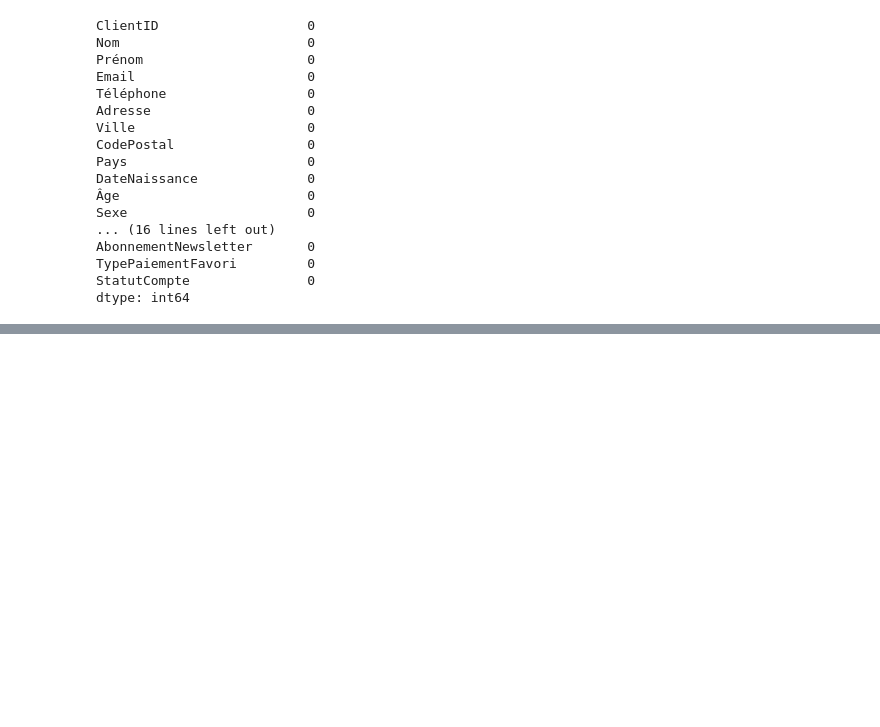
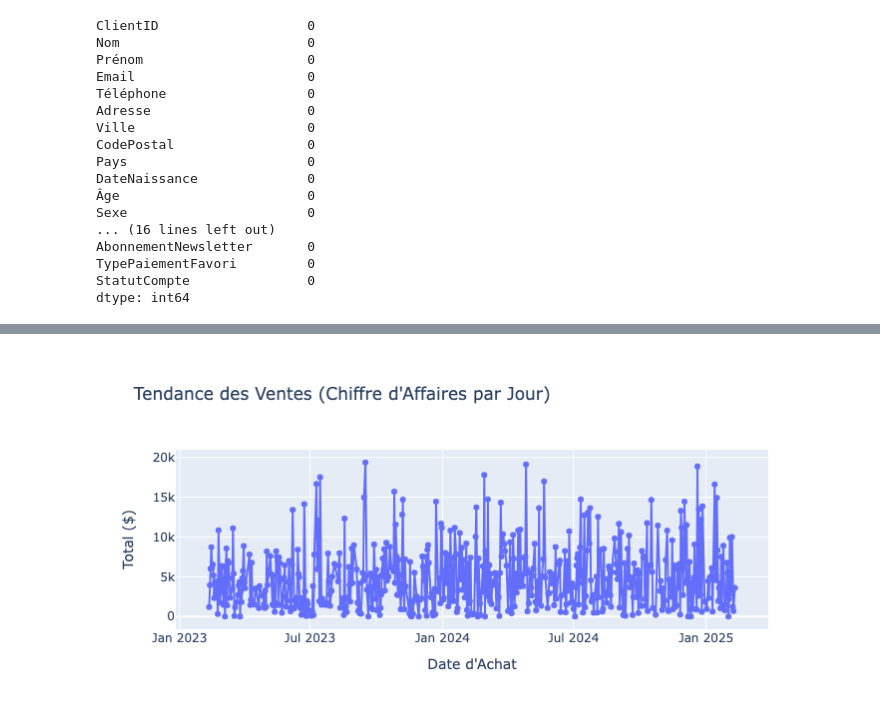
Before and after one commit to ErwinDIDE/Data-E-Commerce, a Jupyter notebook: notebooks/exploration.ipynb, the cells around one changed output, grey strips where cells are left out. Cells and saved outputs as stored; diff of their text form; code cells hidden in the pictures; blank space fills up the shorter version.

Commit message:
Visualisation

```diff
--- a/notebooks/exploration.ipynb
+++ b/notebooks/exploration.ipynb
@@ -63,3 +63,6 @@ AbonnementNewsletter       0
 TypePaiementFavori         0
 StatutCompte               0
 dtype: int64
+# %%
+df = pd.read_csv("../data/processed/dataset_nettoye_transforme.csv")
+df.head()
@@ -65,0 +99,14 @@ dtype: int64
+# %%
+import plotly.express as px
+
+df['DernierAchat'] = pd.to_datetime(df['DernierAchat'])
+# Agrégation par jour ou par mois pour la clarté
+df_daily = df.groupby('DernierAchat')['TotalDepense'].sum().reset_index()
+
+fig1 = px.line(df_daily, x='DernierAchat', y='TotalDepense',
+              title='Tendance des Ventes (Chiffre d\'Affaires par Jour)',
+              labels={'DernierAchat': 'Date d\'Achat', 'TotalDepense': 'Total ($)'},
+              markers=True)
+fig1.show()
+# %% [output]
+[figure, added]
```
Also changed, not shown: parts of 3 cells of this notebook, 6 other files.
